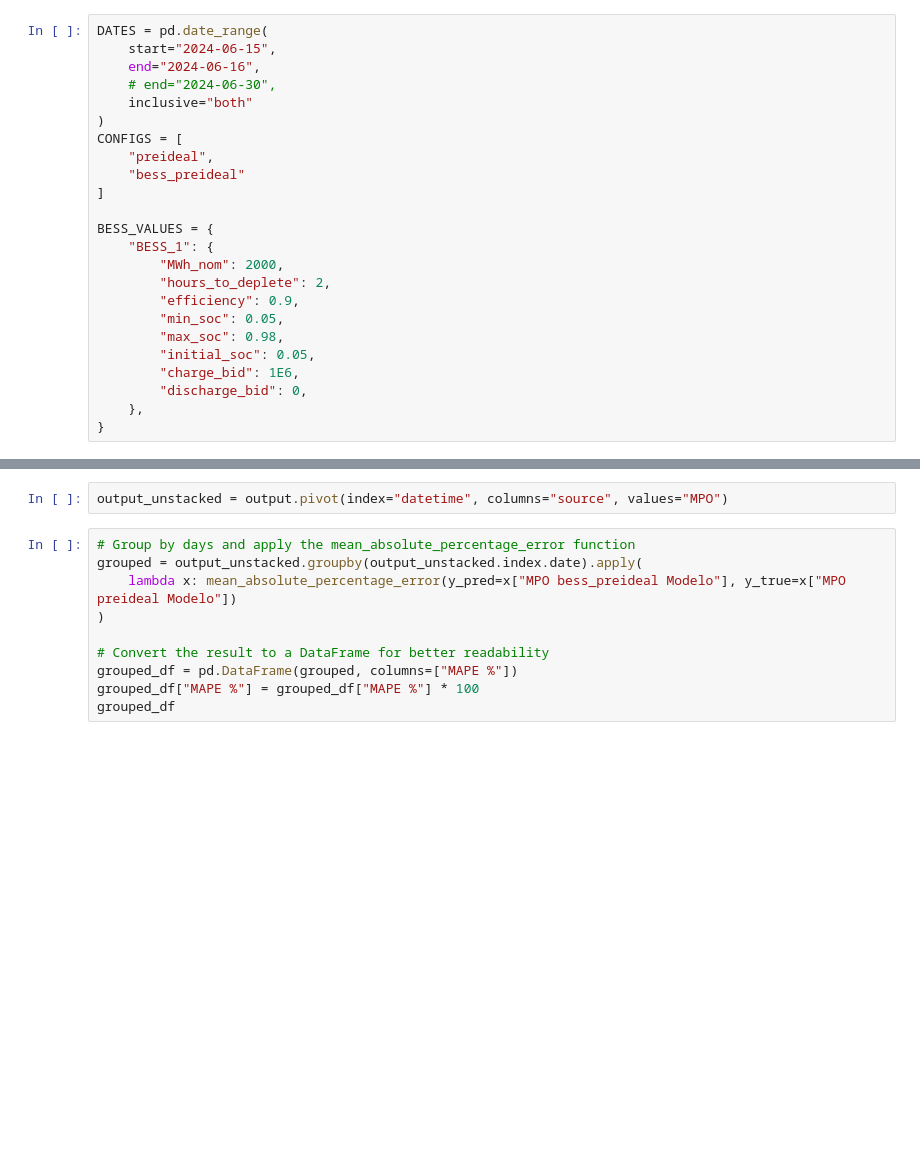
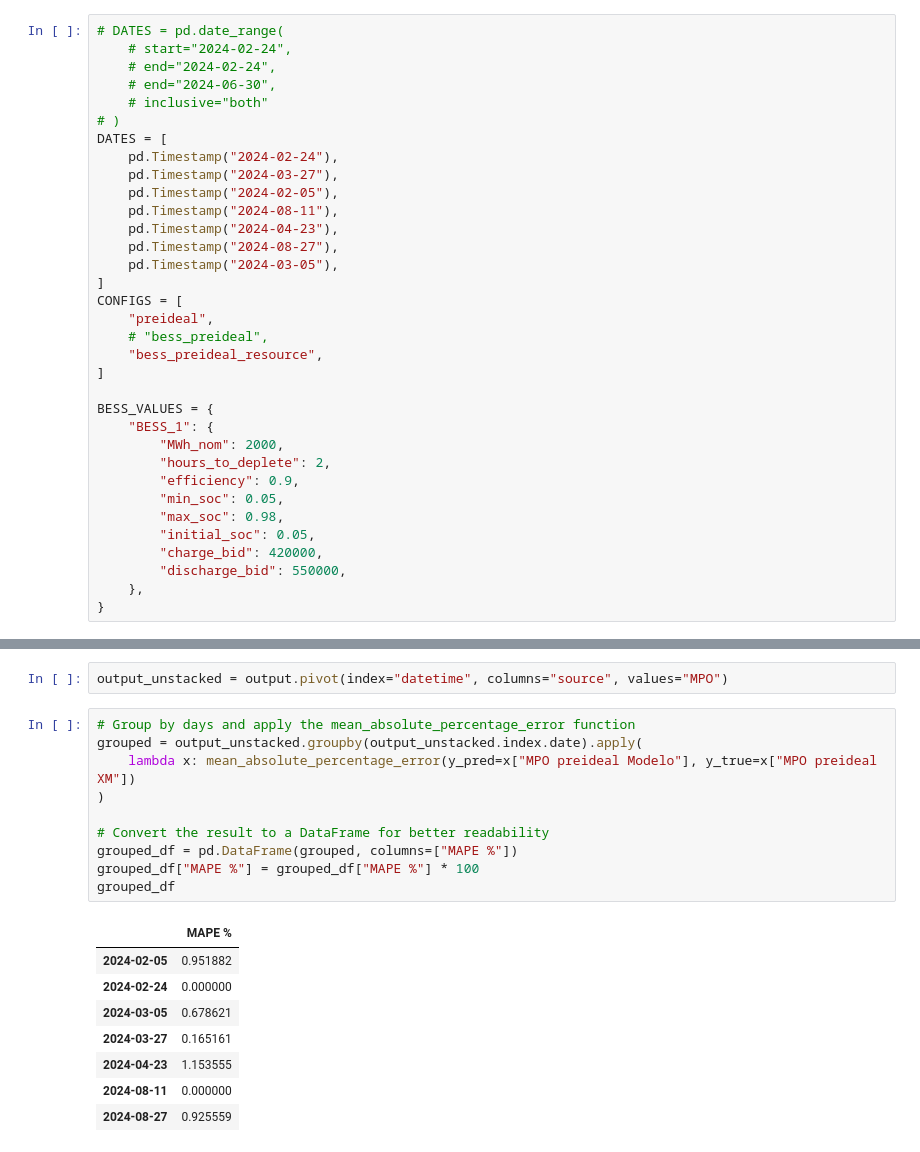
Before and after one commit to jccamargo94/despacho-udea, a Jupyter notebook: dispatch.ipynb, the cells around one changed output, grey strips where cells are left out. Drawn from its saved outputs; the diff is of its cells as text; blank space fills up the shorter version.

```diff
--- a/dispatch.ipynb
+++ b/dispatch.ipynb
@@ -10,15 +10,25 @@ from sklearn.metrics import mean_absolute_percentage_error, mean_squared_error
 from app.model import DispatchConfig
 from run_dispatch import run_dispatch
 # %%
-DATES = pd.date_range(
-    start="2024-06-15",
-    end="2024-06-16",
+# DATES = pd.date_range(
+    # start="2024-02-24",
+    # end="2024-02-24",
     # end="2024-06-30",
-    inclusive="both"
-)
+    # inclusive="both"
+# )
+DATES = [
+    pd.Timestamp("2024-02-24"),
+    pd.Timestamp("2024-03-27"),
+    pd.Timestamp("2024-02-05"),
+    pd.Timestamp("2024-08-11"),
+    pd.Timestamp("2024-04-23"),
+    pd.Timestamp("2024-08-27"),
+    pd.Timestamp("2024-03-05"),
+]
 CONFIGS = [
     "preideal",
-    "bess_preideal"
+    # "bess_preideal",
+    "bess_preideal_resource",
 ]
 
 BESS_VALUES = {
@@ -29,8 +39,8 @@ BESS_VALUES = {
         "min_soc": 0.05,
         "max_soc": 0.98,
         "initial_soc": 0.05,
-        "charge_bid": 1E6,
-        "discharge_bid": 0,
+        "charge_bid": 420000,
+        "discharge_bid": 550000,
     },
 }
 # %%
@@ -62,12 +124,21 @@ output_unstacked = output.pivot(index="datetime", columns="source", values="MPO"
 # %%
 # Group by days and apply the mean_absolute_percentage_error function
 grouped = output_unstacked.groupby(output_unstacked.index.date).apply(
-    lambda x: mean_absolute_percentage_error(y_pred=x["MPO bess_preideal Modelo"], y_true=x["MPO preideal Modelo"])
+    lambda x: mean_absolute_percentage_error(y_pred=x["MPO preideal Modelo"], y_true=x["MPO preideal XM"])
 )
 
 # Convert the result to a DataFrame for better readability
 grouped_df = pd.DataFrame(grouped, columns=["MAPE %"])
 grouped_df["MAPE %"] = grouped_df["MAPE %"] * 100
 grouped_df
+# %% [output]
+|  | MAPE % |
+| 2024-02-05 | 0.951882 |
+| 2024-02-24 | 0.000000 |
+| 2024-03-05 | 0.678621 |
+| 2024-03-27 | 0.165161 |
+| 2024-04-23 | 1.153555 |
+| 2024-08-11 | 0.000000 |
+| 2024-08-27 | 0.925559 |
 # %%
 # Calculate the difference between the two columns
```
Also changed, not shown: parts of 6 cells of this notebook, 7 other files.
